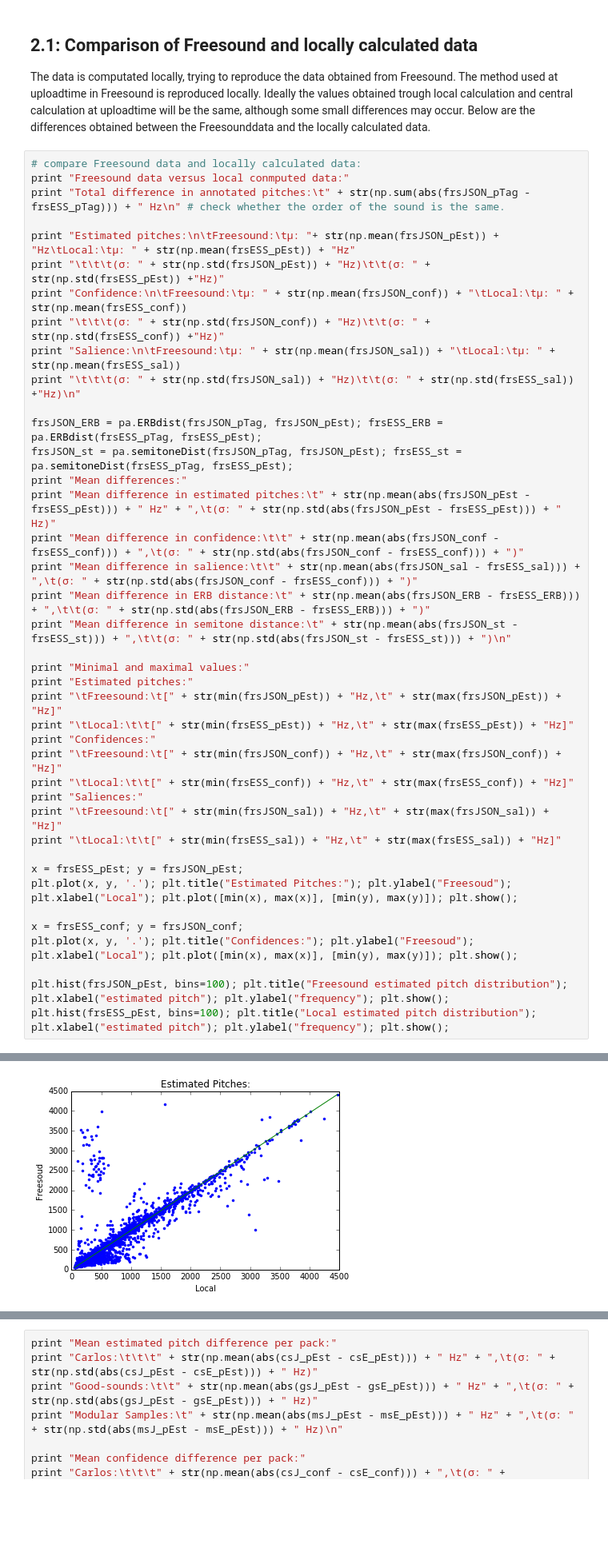
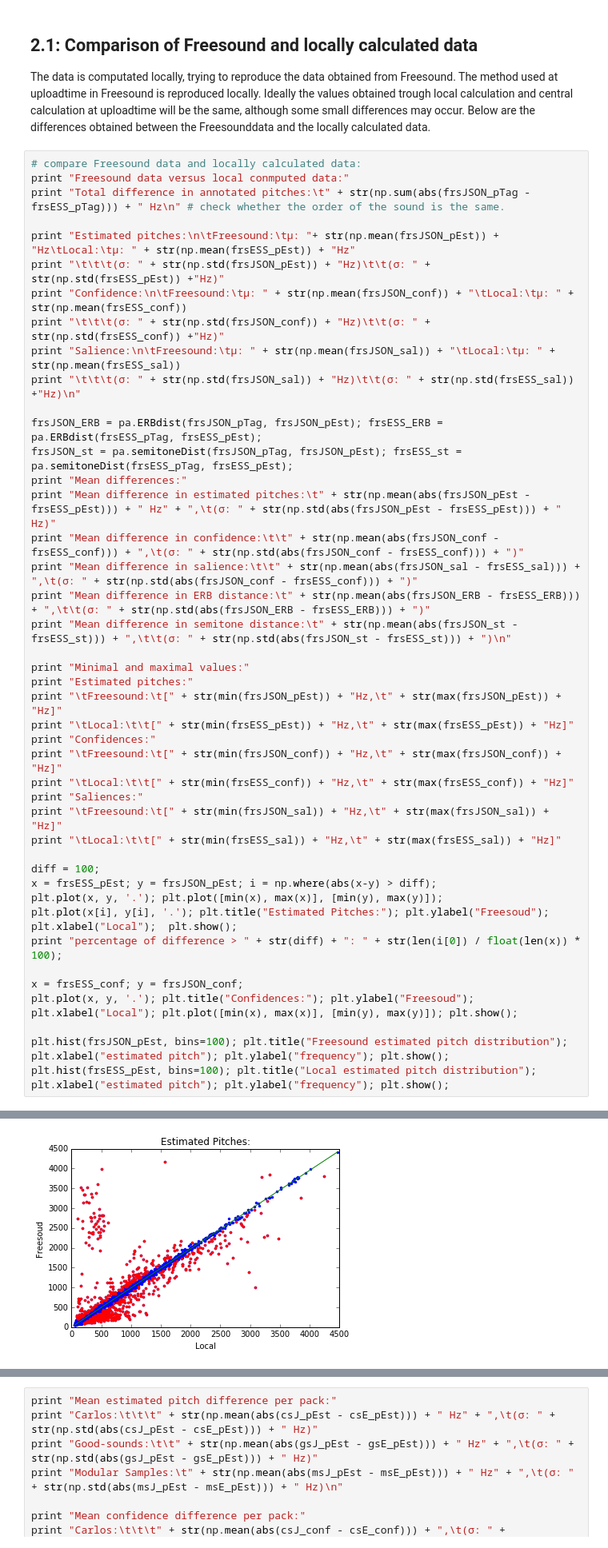
Before and after one commit to akkeh/internship, a Jupyter notebook: pitchEst/notebook/pitchEstimation-Copy1.ipynb, the cells around one changed output, grey strips where cells are left out. Shown at 80% size. Cells and saved outputs as stored; diff of their text form; blank space fills up the shorter version.

```diff
--- a/pitchEst/notebook/pitchEstimation-Copy1.ipynb
+++ b/pitchEst/notebook/pitchEstimation-Copy1.ipynb
@@ -120,33 +120,36 @@ print "Confidences:"
 print "\tFreesound:\t[" + str(min(frsJSON_conf)) + "Hz,\t" + str(max(frsJSON_conf)) + "Hz]"
 print "\tLocal:\t\t[" + str(min(frsESS_conf)) + "Hz,\t" + str(max(frsESS_conf)) + "Hz]"
 print "Saliences:"
 print "\tFreesound:\t[" + str(min(frsJSON_sal)) + "Hz,\t" + str(max(frsJSON_sal)) + "Hz]"
 print "\tLocal:\t\t[" + str(min(frsESS_sal)) + "Hz,\t" + str(max(frsESS_sal)) + "Hz]"
 
-x = frsESS_pEst; y = frsJSON_pEst;
-plt.plot(x, y, '.'); plt.title("Estimated Pitches:"); plt.ylabel("Freesoud"); plt.xlabel("Local"); plt.plot([min(x), max(x)], [min(y), max(y)]); plt.show();
+diff = 100;
+x = frsESS_pEst; y = frsJSON_pEst; i = np.where(abs(x-y) > diff);
+plt.plot(x, y, '.'); plt.plot([min(x), max(x)], [min(y), max(y)]);
+plt.plot(x[i], y[i], '.'); plt.title("Estimated Pitches:"); plt.ylabel("Freesoud"); plt.xlabel("Local");  plt.show();
+print "percentage of difference > " + str(diff) + ": " + str(len(i[0]) / float(len(x)) * 100);
 
 x = frsESS_conf; y = frsJSON_conf;
 plt.plot(x, y, '.'); plt.title("Confidences:"); plt.ylabel("Freesoud"); plt.xlabel("Local"); plt.plot([min(x), max(x)], [min(y), max(y)]); plt.show();
 
 plt.hist(frsJSON_pEst, bins=100); plt.title("Freesound estimated pitch distribution"); plt.xlabel("estimated pitch"); plt.ylabel("frequency"); plt.show();
 plt.hist(frsESS_pEst, bins=100); plt.title("Local estimated pitch distribution"); plt.xlabel("estimated pitch"); plt.ylabel("frequency"); plt.show();
 # %% [output]
 Freesound data versus local conmputed data:
 Total difference in annotated pitches:  0.0 Hz
 
 Estimated pitches:
         Freesound:      μ: 502.847006379Hz      Local:  μ: 489.411388006Hz
                         (σ: 533.490677352Hz)            (σ: 511.757438985Hz)
 Confidence:
         Freesound:      μ: 0.721313577325       Local:  μ: 0.734029321743
                         (σ: 0.210887616632Hz)           (σ: 0.210465838971Hz)
 Salience:
         Freesound:      μ: 0.457803061152       Local:  μ: 0.456975001527
                         (σ: 0.154638858622Hz)           (σ: 0.158912115018Hz)
 ... (14 lines left out)
         Local:          [0.0323424224268Hz,     1.00115752108Hz]
 Saliences:
         Freesound:      [0.0179790022821Hz,     0.900047692242Hz]
         Local:          [0.0142290157288Hz,     0.94206374578Hz]
-[figure, old version]
+[figure, new version]
```
Also changed, not shown: parts of 1 cell of this notebook, 3 other files.
